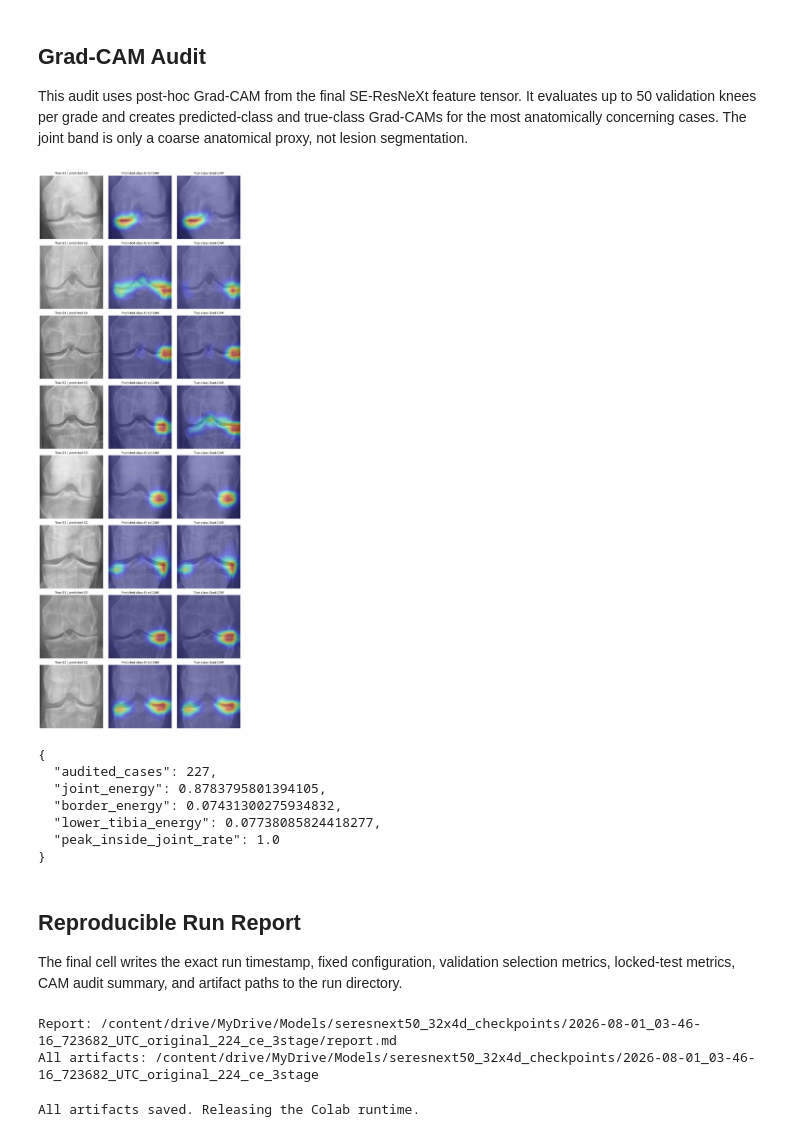
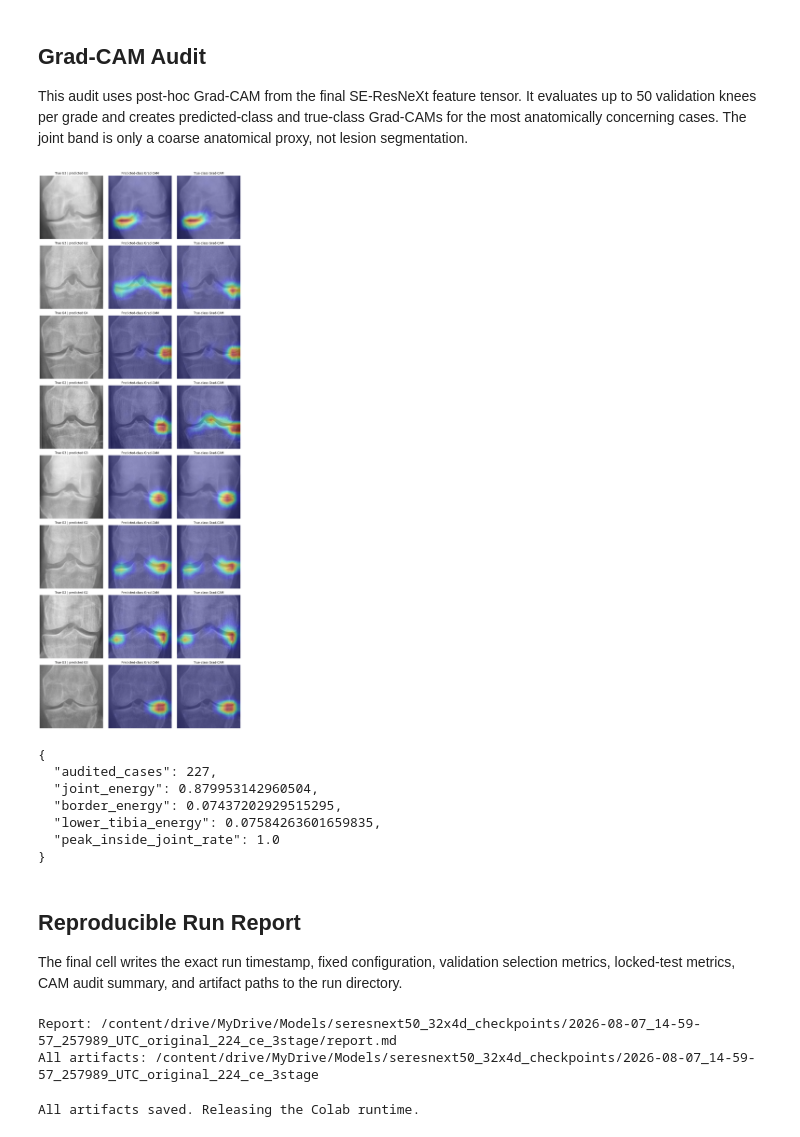
Before and after one commit to mkai-xlab/mkaix.healthsynml, a Jupyter notebook: notebooks/experiments/seresnext50_32x4d/roi/02_train_se_resnext50_original_224.ipynb, the cells around one changed output. Cells and saved outputs as stored; diff of their text form; code cells hidden in the pictures.

```diff
--- a/notebooks/experiments/seresnext50_32x4d/roi/02_train_se_resnext50_original_224.ipynb
+++ b/notebooks/experiments/seresnext50_32x4d/roi/02_train_se_resnext50_original_224.ipynb
@@ -435,7 +406,7 @@ def load_checkpoint(path):
     except TypeError:
         return torch.load(path, map_location=device)
 # %%
-model = SEResNeXt50NativeCAM(pretrained=True).to(device)
+model = SEResNeXt50GradCAM(pretrained=True).to(device)
 scaler = torch.amp.GradScaler("cuda", enabled=device.type == "cuda")
 stage2_path = RUN_DIR / "stage2_best_model.pth"
 best_path = RUN_DIR / "best_model.pth"
@@ -449,7 +420,7 @@ for stage_name, stage_epochs in (("warmup", 5), ("coarse", 15), ("finetune", 10)
     if stage_name == "warmup":
         model.freeze_backbone()
         optimizer = optim.AdamW(
-            model.class_conv.parameters(), lr=3e-4, weight_decay=1e-4
+            model.classifier.parameters(), lr=3e-4, weight_decay=1e-4
         )
         scheduler = None
     elif stage_name == "coarse":
@@ -463,7 +434,7 @@ for stage_name, stage_epochs in (("warmup", 5), ("coarse", 15), ("finetune", 10)
                     ],
                     "lr": 3e-5,
                 },
-                {"params": model.class_conv.parameters(), "lr": 3e-4},
+                {"params": model.classifier.parameters(), "lr": 3e-4},
             ],
             weight_decay=1e-4,
         )
@@ -515,7 +486,7 @@ for stage_name, stage_epochs in (("warmup", 5), ("coarse", 15), ("finetune", 10)
             "model_state_dict": model.state_dict(),
             "epoch": global_epoch,
             "stage": stage_name,
-            "architecture": "final_native_cam_ce",
+            "architecture": "seresnext50_32x4d_linear_gradcam",
             "model_name": "seresnext50_32x4d",
             "loss_type": "ce",
             "validation_metrics": validation_metrics,
@@ -533,7 +504,7 @@ for stage_name, stage_epochs in (("warmup", 5), ("coarse", 15), ("finetune", 10)
                 "gaussian_noise_probability": 0.0,
                 "stage_epochs": [5, 15, 10],
                 "learning_rates": [3e-4, 3e-5, 1e-5],
-                "native_cam": True,
+                "cam_method": "post_hoc_gradcam",
             },
         }
         if stage_name == "coarse" and validation_metrics["selection_score"] > best_stage2_score:
@@ -675,7 +647,7 @@ class SEGradCAM:
     def __init__(self, model):
         self.model = model
         self.activations = None
-        self.handle = model.backbone.register_forward_hook(self._capture)
+        self.handle = model.gradcam_target_layer.register_forward_hook(self._capture)
 
     def _capture(self, module, inputs, output):
         self.activations = output[0] if isinstance(output, (list, tuple)) else output
@@ -724,39 +696,39 @@ for index in tqdm.tqdm(audit_indices, desc="GRAD-CAM AUDIT"):
     batch = tensor[None].to(device)
     with torch.no_grad():
         predicted_grade = int(model(batch).argmax(1).item())
     predicted_cam = gradcam(batch, predicted_grade)
     true_cam = gradcam(batch, int(true_grade))
     cam_rows.append({"dataset_index": index, "path": path, "true_grade": int(true_grade), "predicted_grade": predicted_grade, **{f"predicted_{key}": value for key, value in cam_geometry(predicted_cam).items()}, **{f"true_{key}": value for key, value in cam_geometry(true_cam).items()}})
     cached_maps[index] = (tensor, predicted_cam, true_cam)
 
 with open(RUN_DIR / "gradcam_audit.csv", "w", newline="") as handle:
     writer = csv.DictWriter(handle, fieldnames=cam_rows[0].keys())
     writer.writeheader(); writer.writerows(cam_rows)
 gradcam_summary = {"audited_cases": len(cam_rows), "joint_energy": float(np.mean([row["predicted_joint_energy"] for row in cam_rows])), "border_energy": float(np.mean([row["predicted_border_energy"] for row in cam_rows])), "lower_tibia_energy": float(np.mean([row["predicted_lower_tibia_energy"] for row in cam_rows])), "peak_inside_joint_rate": float(np.mean([row["predicted_peak_inside_joint"] for row in cam_rows]))}
 with open(RUN_DIR / "gradcam_summary.json", "w") as handle:
     json.dump(gradcam_summary, handle, indent=2)
 
 worst_cases = sorted(cam_rows, key=lambda row: 1 - row["predicted_peak_inside_joint"] + row["predicted_border_energy"] + row["predicted_lower_tibia_energy"], reverse=True)[:8]
 mean = torch.tensor([0.485, 0.456, 0.406])[:, None, None]
 std = torch.tensor([0.229, 0.224, 0.225])[:, None, None]
 figure, axes = plt.subplots(len(worst_cases), 3, figsize=(12, 4 * len(worst_cases)))
 for row_index, row in enumerate(worst_cases):
     tensor, predicted_cam, true_cam = cached_maps[row["dataset_index"]]
     image = ((tensor.cpu() * std + mean).clamp(0, 1).permute(1, 2, 0).numpy())
     axes[row_index, 0].imshow(image); axes[row_index, 0].set_title(f"True G{row['true_grade']} | predicted G{row['predicted_grade']}")
     axes[row_index, 1].imshow(image); axes[row_index, 1].imshow(predicted_cam, cmap="jet", alpha=0.40); axes[row_index, 1].set_title("Predicted-class Grad-CAM")
     axes[row_index, 2].imshow(image); axes[row_index, 2].imshow(true_cam, cmap="jet", alpha=0.40); axes[row_index, 2].set_title("True-class Grad-CAM")
     for axis in axes[row_index]: axis.axis("off")
 figure.tight_layout(); figure.savefig(RUN_DIR / "gradcam_worst_cases.png", dpi=180); plt.show()
 gradcam.remove()
 print(json.dumps(gradcam_summary, indent=2))
 # %% [output]
-[figure, old version]
+[figure, new version]
 {
   "audited_cases": 227,
-  "joint_energy": 0.8783795801394105,
-  "border_energy": 0.07431300275934832,
-  "lower_tibia_energy": 0.07738085824418277,
+  "joint_energy": 0.879953142960504,
+  "border_energy": 0.07437202929515295,
+  "lower_tibia_energy": 0.07584263601659835,
   "peak_inside_joint_rate": 1.0
 }
 # %% [markdown]
@@ -771,7 +743,7 @@ manifest = {
     "run_timestamp": RUN_TIMESTAMP,
     "run_directory": str(RUN_DIR),
     "model_name": "seresnext50_32x4d",
-    "architecture": "final_native_cam_ce",
+    "architecture": "seresnext50_32x4d_linear_gradcam",
     "loss": "cross_entropy",
     "input_resize": 384,
     "input_crop": 384,
@@ -808,7 +780,7 @@ report = f"""# SE-ResNeXt-50 Original-224 Native-CAM Run Report
 | Field | Value |
 | --- | --- |
 | Run timestamp | {RUN_TIMESTAMP} |
-| Architecture | `final_native_cam_ce` |
+| Architecture | `seresnext50_32x4d_linear_gradcam` |
 | Loss | Cross-entropy |
 | Input | Resize 400, center/random crop 384 |
 | Batch size | 48 |
@@ -846,8 +818,8 @@ presented as expert-validated lesion segmentations.
 print(f"Report: {RUN_DIR / 'report.md'}")
 print(f"All artifacts: {RUN_DIR}")
 # %% [output]
-Report: /content/drive/MyDrive/Models/seresnext50_32x4d_checkpoints/2026-08-01_03-46-16_723682_UTC_original_224_ce_3stage/report.md
-All artifacts: /content/drive/MyDrive/Models/seresnext50_32x4d_checkpoints/2026-08-01_03-46-16_723682_UTC_original_224_ce_3stage
+Report: /content/drive/MyDrive/Models/seresnext50_32x4d_checkpoints/2026-08-07_14-59-57_257989_UTC_original_224_ce_3stage/report.md
+All artifacts: /content/drive/MyDrive/Models/seresnext50_32x4d_checkpoints/2026-08-07_14-59-57_257989_UTC_original_224_ce_3stage
 # %%
 try:
     from google.colab import runtime
```
Also changed, not shown: parts of 6 cells of this notebook, 45 other files.
